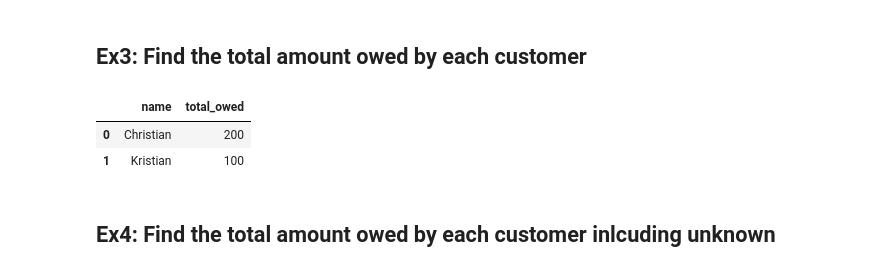
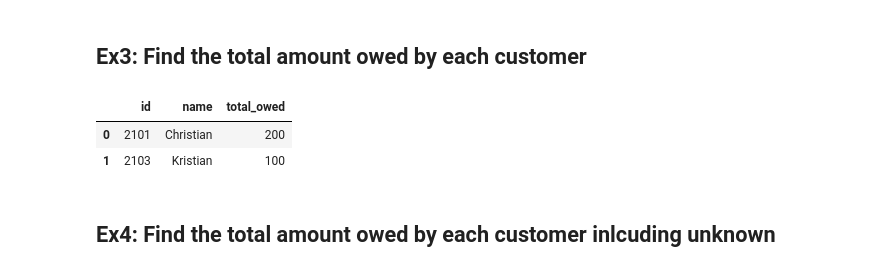
Before and after one commit to UniVR-DH/DBMS-course, a Jupyter notebook: notebooks/lab03-sqlite.ipynb, the cells around one changed output. Cells and saved outputs as stored; diff of their text form; code cells hidden in the pictures.

```diff
--- a/notebooks/lab03-sqlite.ipynb
+++ b/notebooks/lab03-sqlite.ipynb
@@ -131,14 +131,14 @@ WHERE i.ordid NOT IN  (SELECT ordid FROM c_order)
 ## Ex3: Find the total amount owed by each customer
 # %%
 %%sql
-SELECT c.name, SUM(i.price) AS total_owed
+SELECT c.id, c.name, SUM(i.price) AS total_owed
 FROM customer c
 JOIN invoice i ON c.id = i.cid
-GROUP BY c.name;
+GROUP BY c.id, c.name;
 # %% [output]
-|  | name | total_owed |
-| 0 | Christian | 200 |
-| 1 | Kristian | 100 |
+|  | id | name | total_owed |
+| 0 | 2101 | Christian | 200 |
+| 1 | 2103 | Kristian | 100 |
 # %% [markdown]
 ## Ex4: Find the total amount owed by each customer inlcuding unknown
 # %%
```
